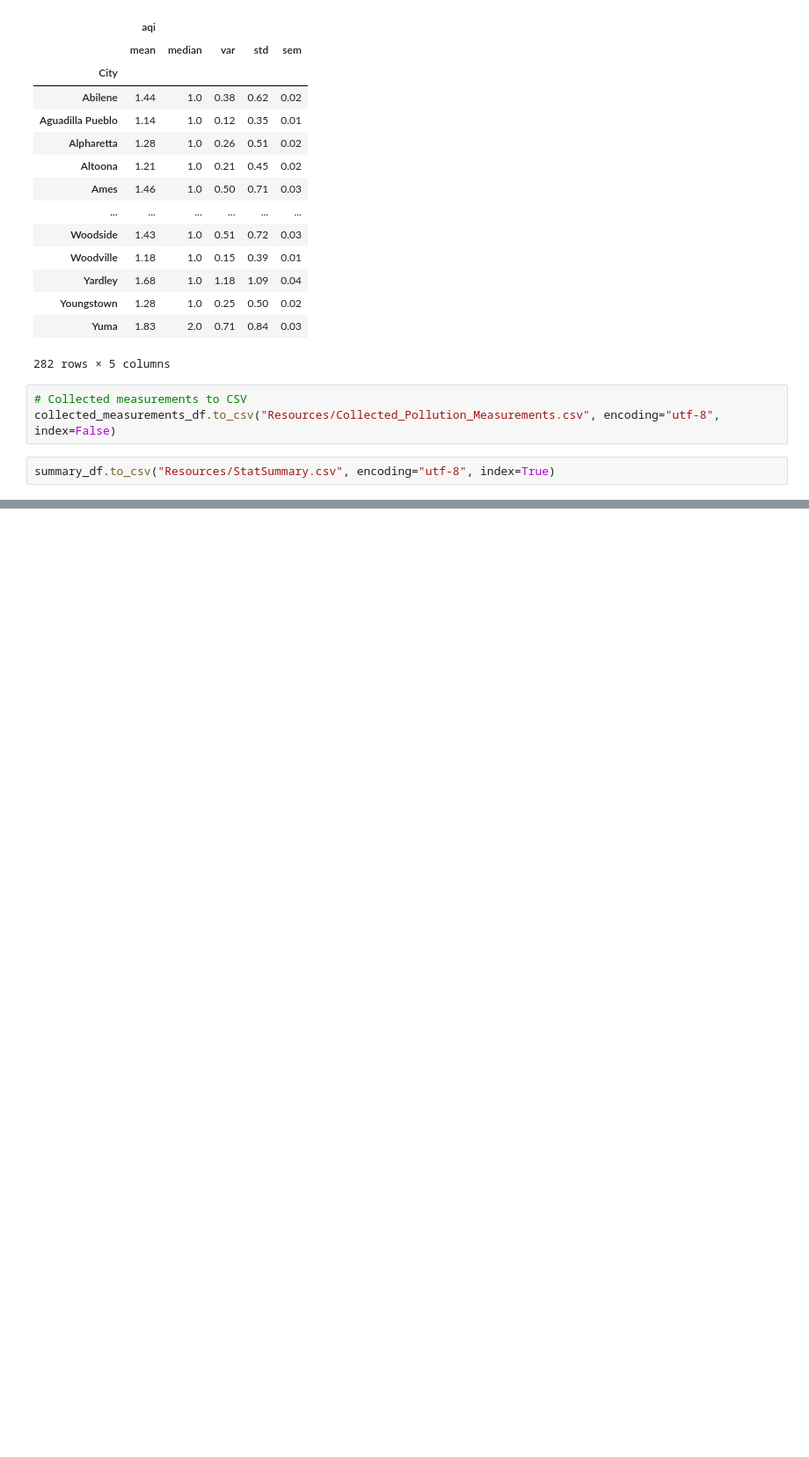
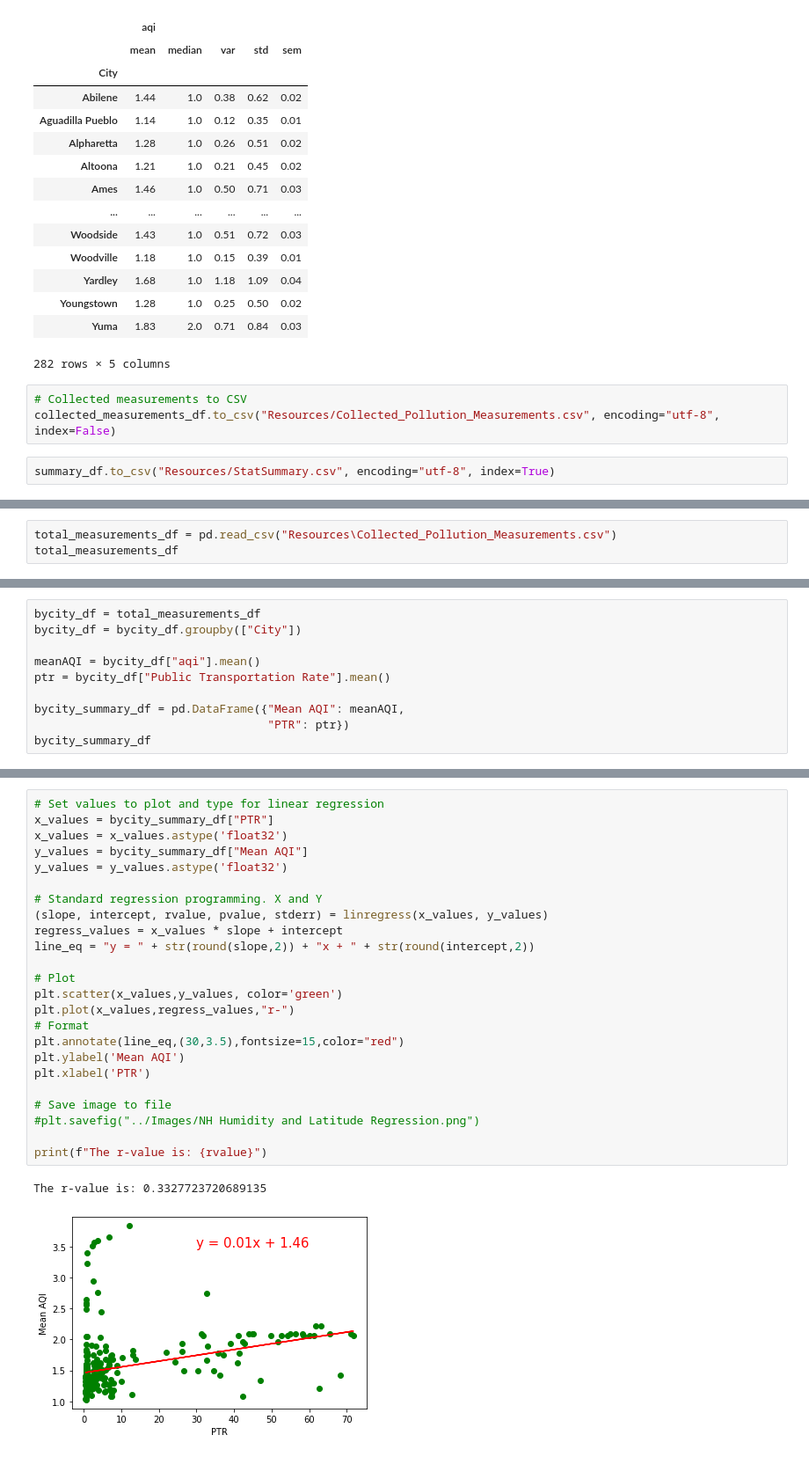
Before and after one commit to khartmann5/Project_01, a Jupyter notebook: Air_Quality_Data.ipynb, the cells around one changed output, grey strips where cells are left out. Shown at 88% size. Cells and saved outputs as stored; diff of their text form; blank space fills up the shorter version.

Commit message:
graphing mean AQI with PTR and top and bottom mean AQI cities

```diff
--- a/Air_Quality_Data.ipynb
+++ b/Air_Quality_Data.ipynb
@@ -201,0 +206,3 @@ readSummary_df
+# %%
+total_measurements_df = pd.read_csv("Resources\Collected_Pollution_Measurements.csv")
+total_measurements_df
@@ -201,0 +223,10 @@ readSummary_df
+# %%
+bycity_df = total_measurements_df
+bycity_df = bycity_df.groupby(["City"])
+
+meanAQI = bycity_df["aqi"].mean()
+ptr = bycity_df["Public Transportation Rate"].mean()
+
+bycity_summary_df = pd.DataFrame({"Mean AQI": meanAQI,
+                                  "PTR": ptr})
+bycity_summary_df
@@ -201,0 +248,27 @@ readSummary_df
+# %%
+# Set values to plot and type for linear regression
+x_values = bycity_summary_df["PTR"]
+x_values = x_values.astype('float32')
+y_values = bycity_summary_df["Mean AQI"]
+y_values = y_values.astype('float32')
+
+# Standard regression programming. X and Y
+(slope, intercept, rvalue, pvalue, stderr) = linregress(x_values, y_values)
+regress_values = x_values * slope + intercept
+line_eq = "y = " + str(round(slope,2)) + "x + " + str(round(intercept,2))
+
+# Plot
+plt.scatter(x_values,y_values, color='green')
+plt.plot(x_values,regress_values,"r-")
+# Format
+plt.annotate(line_eq,(30,3.5),fontsize=15,color="red")
+plt.ylabel('Mean AQI')
+plt.xlabel('PTR')
+
+# Save image to file
+#plt.savefig("../Images/NH Humidity and Latitude Regression.png")
+
+print(f"The r-value is: {rvalue}")
+# %% [output]
+The r-value is: 0.3327723720689135
+[figure, added]
```
Also changed, not shown: parts of 5 cells of this notebook.
